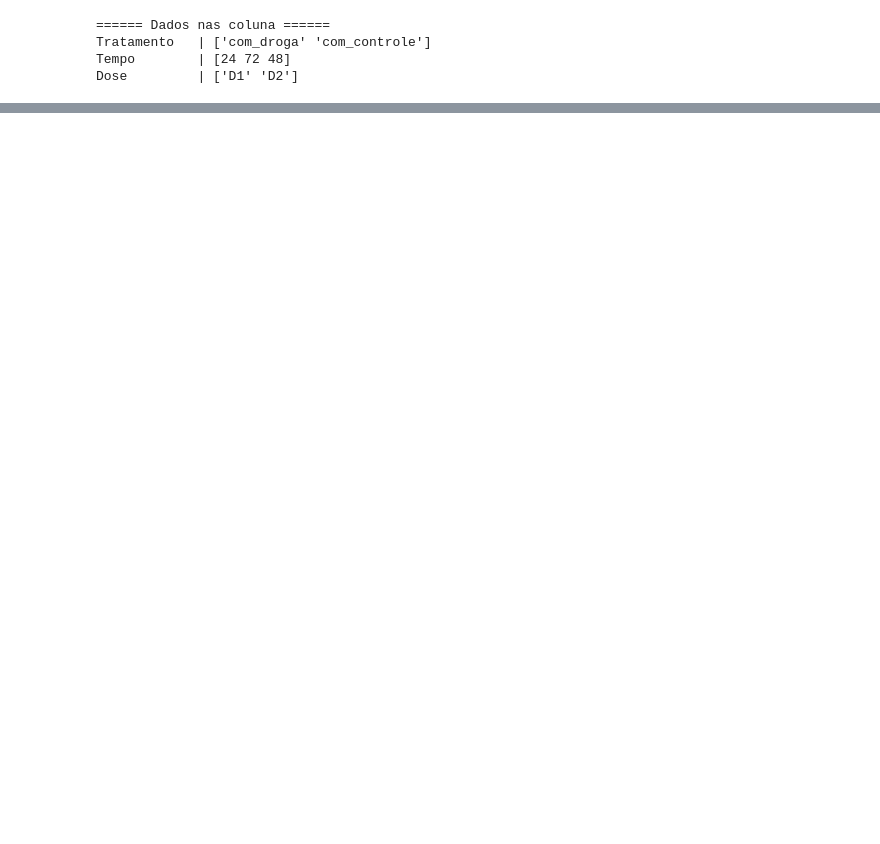
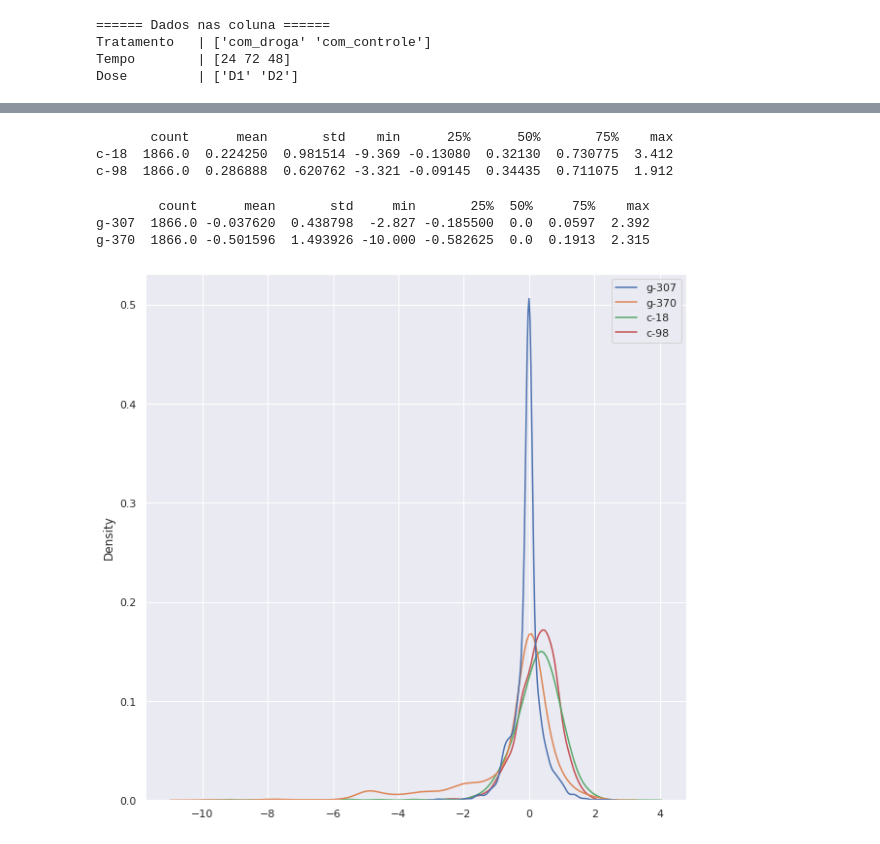
Before and after one commit to axeljunior/Alura-ImersaoDados, a Jupyter notebook: Imersão_Dados.ipynb, the cells around one changed output, grey strips where cells are left out. Saved outputs shown, nothing was run; the diff lists cells and outputs as text; code cells hidden in the pictures; blank space fills up the shorter version.

```diff
--- a/Imersão_Dados.ipynb
+++ b/Imersão_Dados.ipynb
@@ -186,6 +125,0 @@ Name: composto, Length: 3289, dtype: int64
-# %%
-# dados['g-0'].describe()
-print(dados['g-0'].values)
-sns.distplot(dados['g-0'], hist=True, kde=True, bins=50)
-
-sns.set_context("paper",font_scale=1.0)
@@ -210,0 +147,3 @@ Name: composto, Length: 3289, dtype: int64
+# %%
+indviduos_controle = dados.query('composto == @c_composto and tratamento == @c_tratamento')
+indv_controle
@@ -210,0 +164,35 @@ Name: composto, Length: 3289, dtype: int64
+# %%
+indv_controle_descritivo_cells  = indv_controle.loc[:,'c-0':'c-99'].describe()
+
+cod_stdmax = indv_controle_descritivo_cells.T['std'].max()
+cod_stdmin = indv_controle_descritivo_cells.T['std'].min()
+
+indv_controle_descritivo_cells_std = indv_controle_descritivo.T.query('std == @cod_stdmax or std == @cod_stdmin')
+print(indv_controle_descritivo_cells_std)
+# %% [output]
+       count      mean       std    min      25%      50%       75%    max
+c-18  1866.0  0.224250  0.981514 -9.369 -0.13080  0.32130  0.730775  3.412
+c-98  1866.0  0.286888  0.620762 -3.321 -0.09145  0.34435  0.711075  1.912
+# %%
+
+indv_controle_descritivo_gen = indv_controle.loc[:,'g-0':'g-771'].describe()
+
+cod_stdmax = indv_controle_descritivo_gen.T['std'].max()
+cod_stdmin = indv_controle_descritivo_gen.T['std'].min()
+
+std_indv_controle_gen = indv_controle_descritivo.T.query('std == @cod_stdmax or std == @cod_stdmin')
+
+print(std_indv_controle_gen)
+# %% [output]
+        count      mean       std     min       25%  50%     75%    max
+g-307  1866.0 -0.037620  0.438798  -2.827 -0.185500  0.0  0.0597  2.392
+g-370  1866.0 -0.501596  1.493926 -10.000 -0.582625  0.0  0.1913  2.315
+# %%
+sns.set()
+
+plt.figure(figsize=(10,10))
+# ax = sns.histplot(std_indv_controle['std'],x='g-307')
+# ax = sns.histplot(data=std_indv_controle, kde=True, stat='count')
+ax = sns.kdeplot(data=indviduos_controle[['g-307','g-370','c-18','c-98']])
+# %% [output]
+[figure, added]
```
Also changed, not shown: parts of 21 cells of this notebook.
